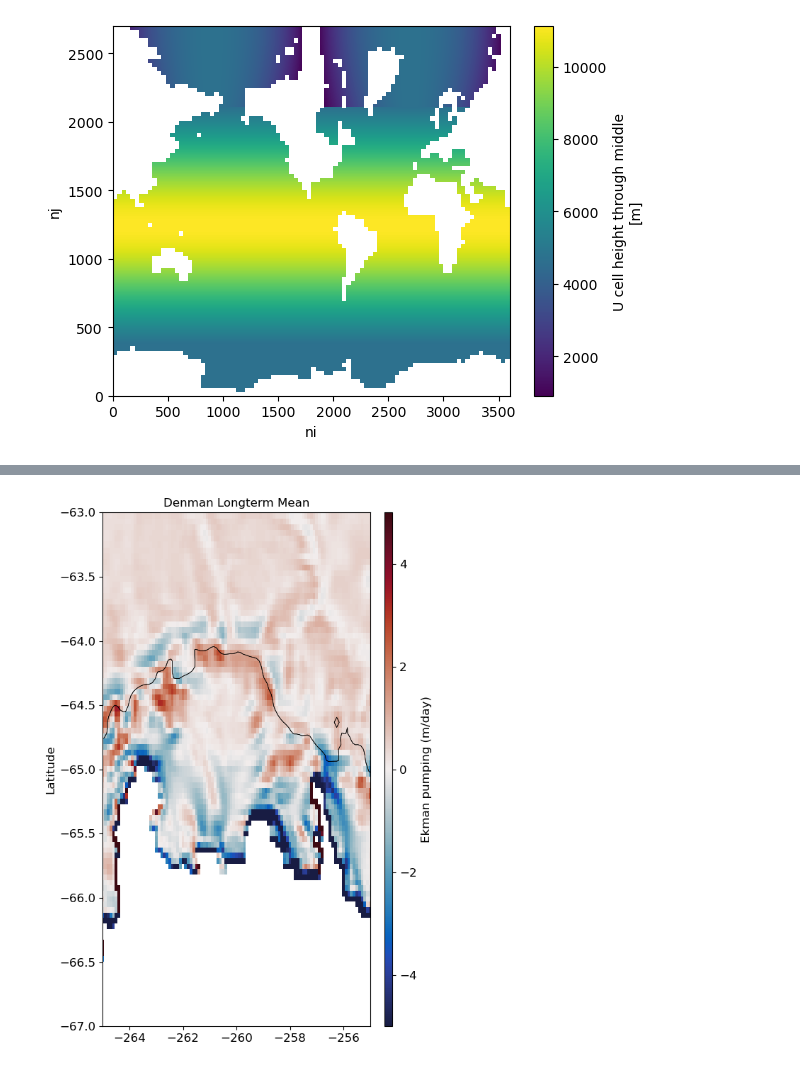
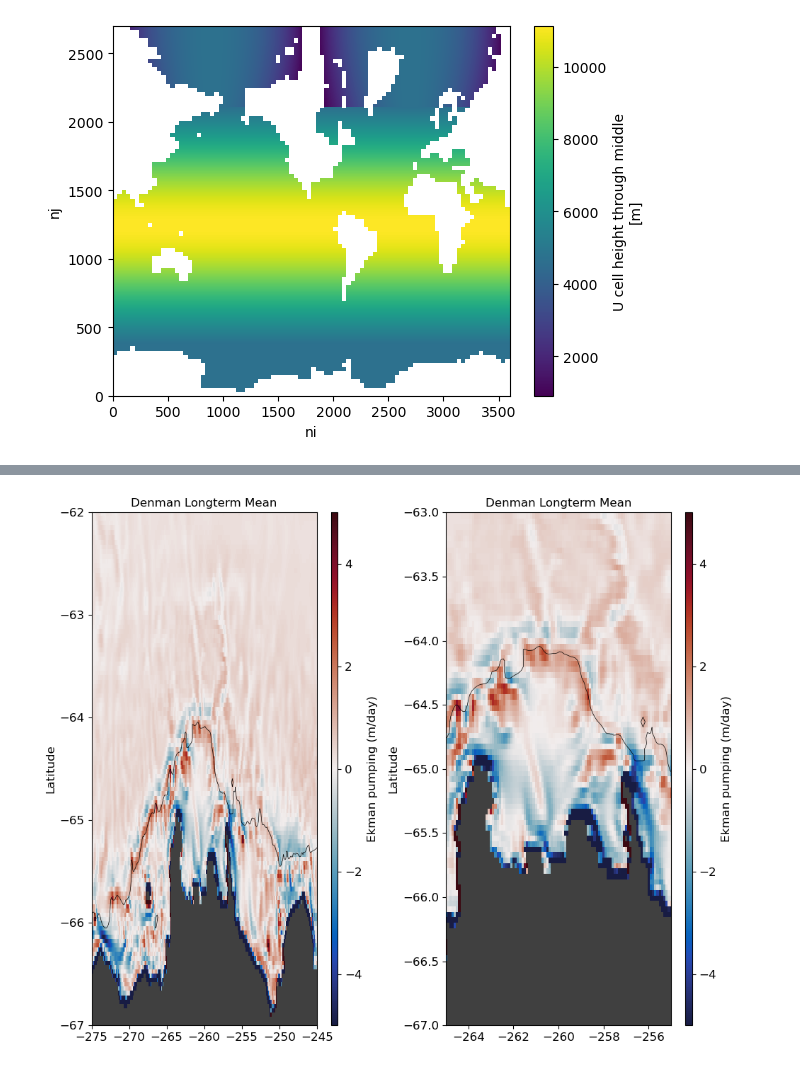
Before and after one commit to PaulSpence/Denman2024Voyage, a Jupyter notebook: notebooks/Ekman.ipynb, the cells around one changed output, grey strips where cells are left out. Drawn from its saved outputs; the diff is of its cells as text; code cells hidden in the pictures.

Commit message:
clean up code, finish ekman calcs

```diff
--- a/notebooks/Ekman.ipynb
+++ b/notebooks/Ekman.ipynb
@@ -59,62 +59,62 @@ ht.load()
 print(ht.shape)
 
 variable='xt_ocean'
-xt_ocean = cc.querying.getvar(expt,variable,master_session, n=-1).fillna(1.0).astype(int) - 1
+xt_ocean = cc.querying.getvar(expt,variable,master_session, n=-1)
 xt_ocean.load()
 print(xt_ocean.shape)
 
 variable='yt_ocean'
-yt_ocean = cc.querying.getvar(expt,variable,master_session, n=-1).fillna(1.0).astype(int) - 1
+yt_ocean = cc.querying.getvar(expt,variable,master_session, n=-1)
 yt_ocean.load()
 print(yt_ocean.shape)
 
 variable='area_t'
-area_t = cc.querying.getvar(expt,variable,master_session, n=-1).fillna(1.0).astype(int) - 1
+area_t = cc.querying.getvar(expt,variable,master_session, n=-1)
 area_t.load()
 print(area_t.shape)
 
 variable='geolon_t'
-geolon_t = cc.querying.getvar(expt,variable,master_session, n=-1).fillna(1.0).astype(int) - 1
+geolon_t = cc.querying.getvar(expt,variable,master_session, n=-1)
 geolon_t.load()
 print(geolon_t.shape)
 
 variable='geolat_t'
-geolat_t = cc.querying.getvar(expt,variable,master_session, n=-1).fillna(1.0).astype(int) - 1
+geolat_t = cc.querying.getvar(expt,variable,master_session, n=-1)
 geolat_t.load()
 print(geolat_t.shape)
 
 variable='geolon_c'
-geolon_c = cc.querying.getvar(expt,variable,master_session, n=-1).fillna(1.0).astype(int) - 1
+geolon_c = cc.querying.getvar(expt,variable,master_session, n=-1)
 geolon_c.load()
 print(geolon_c.shape)
 
 variable='geolat_c'
-geolat_c = cc.querying.getvar(expt,variable,master_session, n=-1).fillna(1.0).astype(int) - 1
+geolat_c = cc.querying.getvar(expt,variable,master_session, n=-1)
 geolat_c.load()
 print(geolat_c.shape)
 
 variable='xu_ocean'
-xu_ocean = cc.querying.getvar(expt,variable,master_session, n=-1).fillna(1.0).astype(int) - 1
+xu_ocean = cc.querying.getvar(expt,variable,master_session, n=-1)
 xu_ocean.load()
 print(xu_ocean.values)
 
 variable='yu_ocean'
-yu_ocean = cc.querying.getvar(expt,variable,master_session, n=-1).fillna(1.0).astype(int) - 1
+yu_ocean = cc.querying.getvar(expt,variable,master_session, n=-1)
 yu_ocean.load()
 print(yu_ocean.shape)
 
 variable='area_u'
-area_u = cc.querying.getvar(expt,variable,master_session, n=-1).fillna(1.0).astype(int) - 1
+area_u = cc.querying.getvar(expt,variable,master_session, n=-1)
 area_u.load()
 print(area_u.shape)
 
 variable='dxt'
-dxt = cc.querying.getvar(expt,variable,master_session, n=-1).fillna(1.0).astype(int) - 1
+dxt = cc.querying.getvar(expt,variable,master_session, n=-1)
 dxt.load()
 print(dxt.shape)
 
 variable='dyt'
-dyt = cc.querying.getvar(expt,variable,master_session, n=-1).fillna(1.0).astype(int) - 1
+dyt = cc.querying.getvar(expt,variable,master_session, n=-1)
 dyt.load()
 print(dyt.shape)
 # %% [output]
@@ -445,5 +240,5 @@ array([[[        nan,         nan,         nan, ...,         nan,
 # %%
 # Change coords to t grid:
-ekman_con['xu_ocean'] = ht['xt_ocean'].values
-ekman_con['yu_ocean'] = ht['yt_ocean'].values
-ekman_con = ekman_con.rename(({'xu_ocean':'xt_ocean', 'yu_ocean':'yt_ocean'}))
+ekman['xu_ocean'] = ht['xt_ocean'].values
+ekman['yu_ocean'] = ht['yt_ocean'].values
+ekman = ekman.rename(({'xu_ocean':'xt_ocean', 'yu_ocean':'yt_ocean'}))
@@ -453,8 +268,9 @@ fontsize=12
 plt.figure(figsize=(10,8))
 
 plt.subplot(1,2,1)
+plt.gca().patch.set_color('.25')
 plt.title('Denman Longterm Mean',fontsize=fontsize)
-pc=plt.pcolormesh(ekman_con.xt_ocean,ekman_con.yt_ocean,ekman_con.mean(dim='time'),cmap=cmocean.balance,vmin=-5,vmax=5)
+pc=plt.pcolormesh(ekman.xt_ocean,ekman.yt_ocean,ekman.mean(dim='time'),cmap=cmocean.balance,vmin=-5,vmax=5)
 plt.ylim(-67,-62)
 plt.xlim(-275,-245)
 plt.contour(ht.xt_ocean,ht.yt_ocean,ht,levels=[1000],colors='k',linewidths=.5)
@@ -466,32 +282,33 @@ plt.ylabel('Latitude',fontsize=fontsize)
 ax = plt.gca()
 divider = make_axes_locatable(ax)
 cax = divider.append_axes("right", size="3%", pad=0.2)
 cbar = plt.colorbar(pc, cax=cax,orientation = 'vertical',extend = 'neither')
 cbar.set_label(r'Ekman pumping (m/day)',fontsize=fontsize,labelpad=5)
 cbar.ax.tick_params(labelsize=fontsize)
 
 plt.subplot(1,2,2)
+plt.gca().patch.set_color('.25')
 plt.title('Denman Longterm Mean',fontsize=fontsize)
-pc=plt.pcolormesh(ekman_con.xt_ocean,ekman_con.yt_ocean,ekman_con.mean(dim='time'),cmap=cmocean.balance,vmin=-5,vmax=5)
+pc=plt.pcolormesh(ekman.xt_ocean,ekman.yt_ocean,ekman.mean(dim='time'),cmap=cmocean.balance,vmin=-5,vmax=5)
 plt.ylim(-67,-63)
 plt.xlim(-265,-255)
 plt.contour(ht.xt_ocean,ht.yt_ocean,ht,levels=[1000],colors='k',linewidths=.5)
 #plt.xlabel('Longitude',fontsize=fontsize)
 plt.tick_params(labelsize=fontsize)
 plt.ylabel('Latitude',fontsize=fontsize)
 #plt.contourf(ht.xt_ocean, ht.yt_ocean,land_mask,colors='grey')
 # colorbar:
 ax = plt.gca()
 divider = make_axes_locatable(ax)
 cax = divider.append_axes("right", size="3%", pad=0.2)
 cbar = plt.colorbar(pc, cax=cax,orientation = 'vertical',extend = 'neither')
 cbar.set_label(r'Ekman pumping (m/day)',fontsize=fontsize,labelpad=5)
 cbar.ax.tick_params(labelsize=fontsize)
 
 
 plt.tight_layout()
 
 #figure_path = figdir+'/Ekman_pumping_Amundsen_zoom_yrs_2050_2164.png'
 #plt.savefig(figure_path, dpi=250,bbox_inches='tight', pad_inches=0.1,facecolor='white')
 # %% [output]
-[figure, old version]
+[figure, new version]
```
Also changed, not shown: parts of 29 cells of this notebook, 3 other files.
